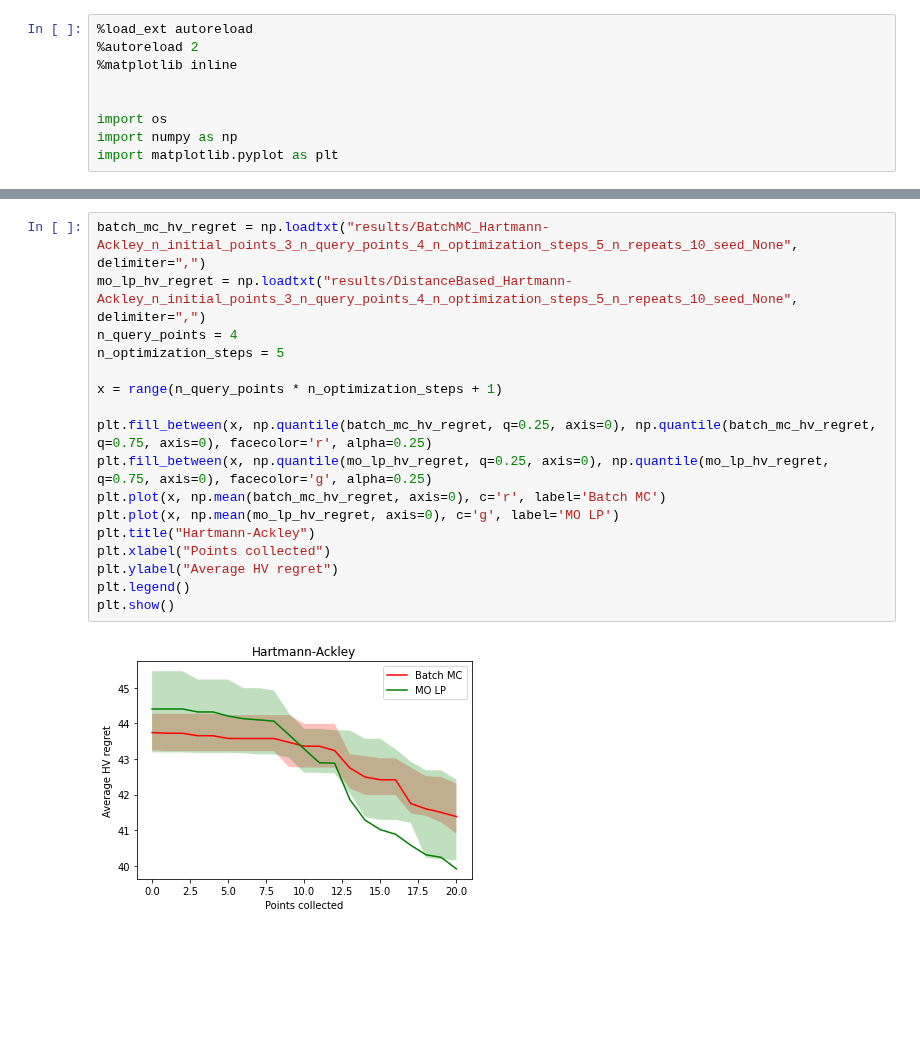
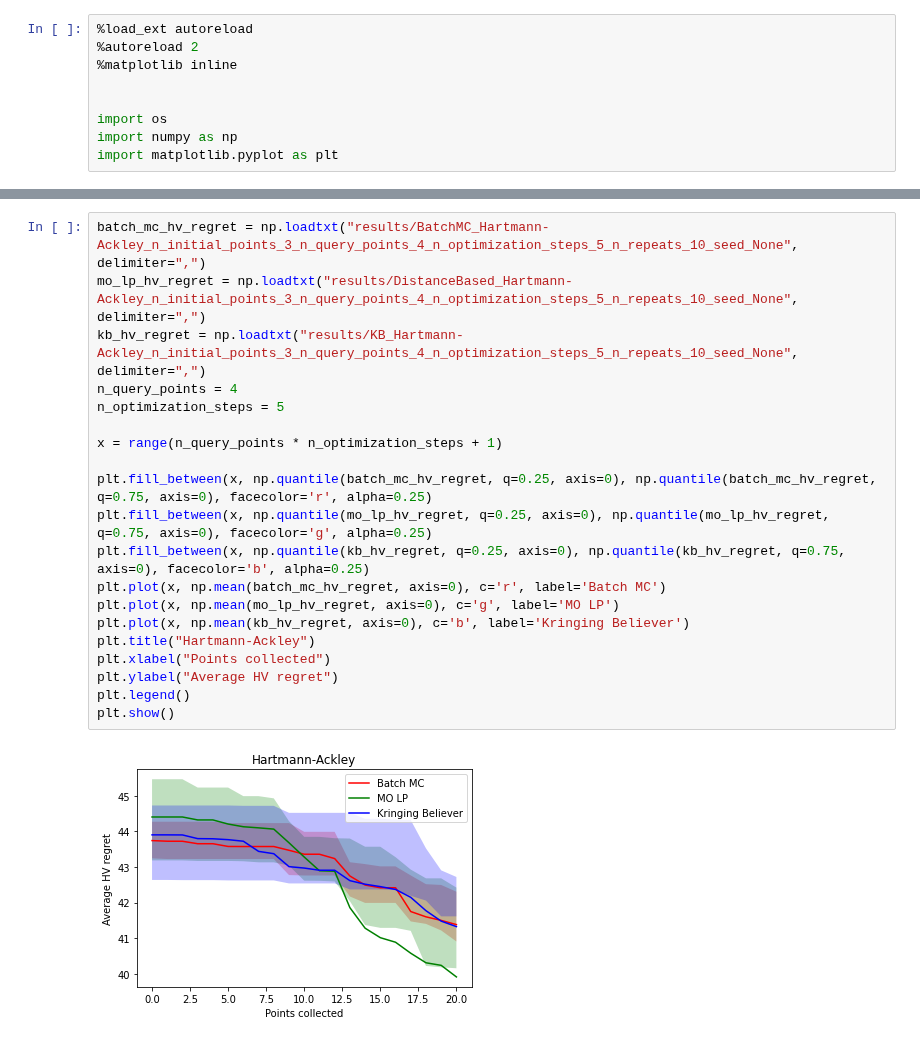
Before and after one commit to apaleyes/trieste, a Jupyter notebook: docs/notebooks/mo_lp/plot_results.ipynb, the cells around one changed output, grey strips where cells are left out. Saved outputs shown, nothing was run; the diff lists cells and outputs as text; blank space fills up the shorter version.

Commit message:
Added kringing believer

```diff
--- a/docs/notebooks/mo_lp/plot_results.ipynb
+++ b/docs/notebooks/mo_lp/plot_results.ipynb
@@ -48,22 +54,25 @@ plt.show()
 # %%
 batch_mc_hv_regret = np.loadtxt("results/BatchMC_Hartmann-Ackley_n_initial_points_3_n_query_points_4_n_optimization_steps_5_n_repeats_10_seed_None", delimiter=",")
 mo_lp_hv_regret = np.loadtxt("results/DistanceBased_Hartmann-Ackley_n_initial_points_3_n_query_points_4_n_optimization_steps_5_n_repeats_10_seed_None", delimiter=",")
+kb_hv_regret = np.loadtxt("results/KB_Hartmann-Ackley_n_initial_points_3_n_query_points_4_n_optimization_steps_5_n_repeats_10_seed_None", delimiter=",")
 n_query_points = 4
 n_optimization_steps = 5
 
 x = range(n_query_points * n_optimization_steps + 1)
 
 plt.fill_between(x, np.quantile(batch_mc_hv_regret, q=0.25, axis=0), np.quantile(batch_mc_hv_regret, q=0.75, axis=0), facecolor='r', alpha=0.25)
 plt.fill_between(x, np.quantile(mo_lp_hv_regret, q=0.25, axis=0), np.quantile(mo_lp_hv_regret, q=0.75, axis=0), facecolor='g', alpha=0.25)
+plt.fill_between(x, np.quantile(kb_hv_regret, q=0.25, axis=0), np.quantile(kb_hv_regret, q=0.75, axis=0), facecolor='b', alpha=0.25)
 plt.plot(x, np.mean(batch_mc_hv_regret, axis=0), c='r', label='Batch MC')
 plt.plot(x, np.mean(mo_lp_hv_regret, axis=0), c='g', label='MO LP')
+plt.plot(x, np.mean(kb_hv_regret, axis=0), c='b', label='Kringing Believer')
 plt.title("Hartmann-Ackley")
 plt.xlabel("Points collected")
 plt.ylabel("Average HV regret")
 plt.legend()
 plt.show()
 # %% [output]
-[figure, old version]
+[figure, new version]
 # %%
 batch_mc_hv_regret = np.loadtxt("results/BatchMC_ZDT3_n_initial_points_3_n_query_points_4_n_optimization_steps_5_n_repeats_10_seed_None", delimiter=",")
 mo_lp_hv_regret = np.loadtxt("results/DistanceBased_ZDT3_n_initial_points_3_n_query_points_4_n_optimization_steps_5_n_repeats_10_seed_None", delimiter=",")
```
Also changed, not shown: parts of 4 cells of this notebook, 7 other files.
